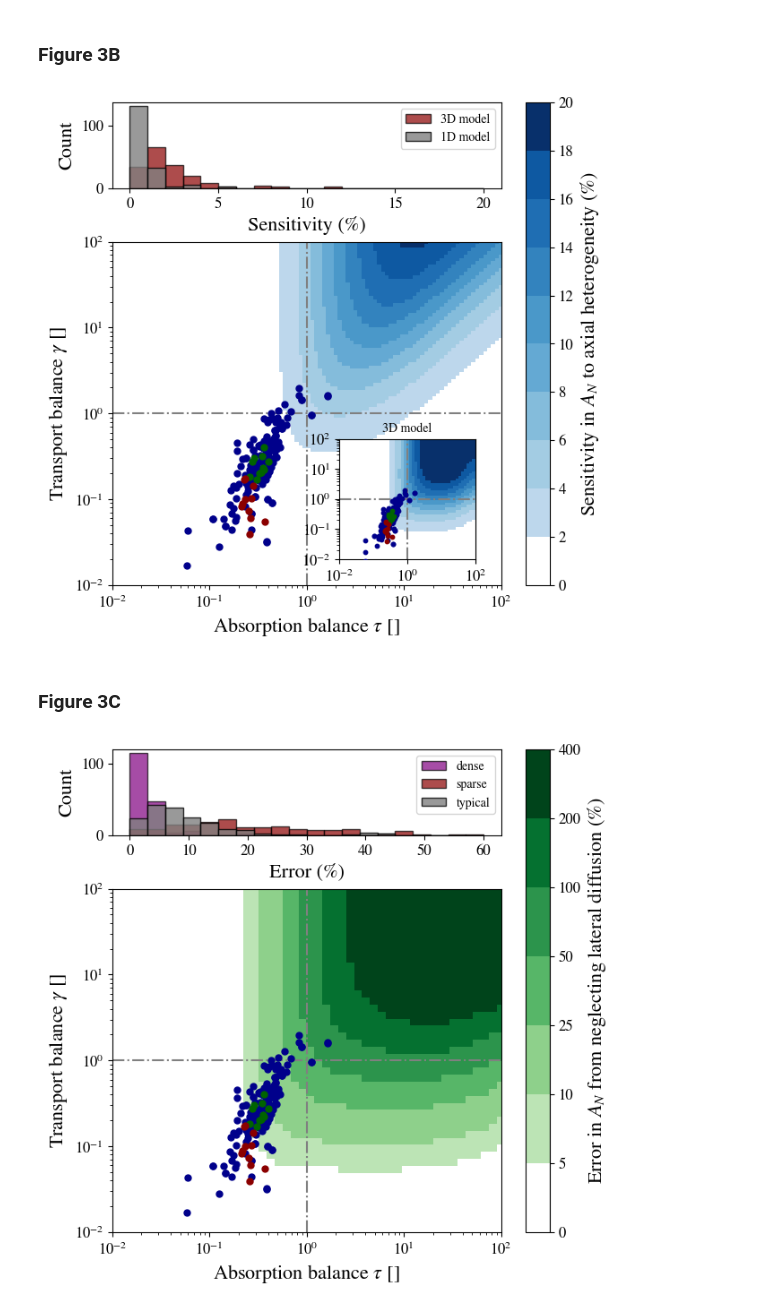
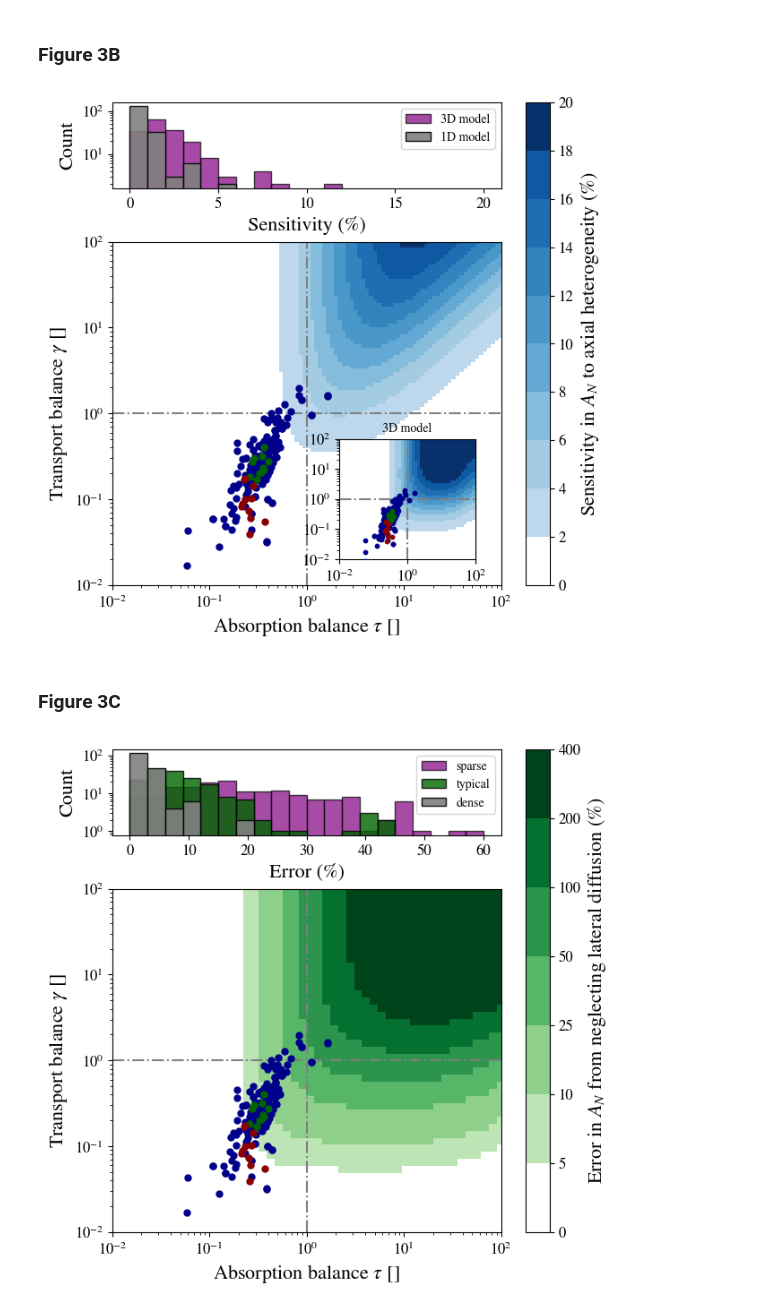
Before and after one commit to andreas-stillits/CarbonFixationModel1D, a Jupyter notebook: figures/scripts/figure3.ipynb, the cells around one changed output. Saved outputs shown, nothing was run; the diff lists cells and outputs as text; code cells hidden in the pictures.

Commit message:
polishing figure 3 panels

```diff
--- a/figures/scripts/figure3.ipynb
+++ b/figures/scripts/figure3.ipynb
@@ -100,6 +99,7 @@ def std_layout(ax: plt.Axes, vmin: float = 0.01, vmax: float = 100, inset: bool
 def std_histogram(ax: plt.Axes, xlabel: str = "Error (%)") -> None:
     ax.set_ylabel('Count')
     ax.set_xlabel(xlabel)
+    ax.set_yscale('log')
     ax.legend(loc="upper right", fontsize=10)
     return
 # %% [markdown]
@@ -193,8 +193,8 @@ sensitivity3D_data = map_data_values(df, sensitivity3D)
 
 # create histogram of errors
 bins = np.linspace(0, 20, 21)
-ax_hist.hist(sensitivity3D_data, bins=bins, alpha=0.7, color="darkred", edgecolor="black", label="3D model")
-ax_hist.hist(sensitivity1D_data, bins=bins, alpha=0.8, color="grey", edgecolor="black", label="1D model")
+ax_hist.hist(sensitivity3D_data, bins=bins, alpha=0.7, color="purple", edgecolor="black", label="3D model")
+ax_hist.hist(sensitivity1D_data, bins=bins, alpha=0.9, color="grey", edgecolor="black", label="1D model")
 std_histogram(ax_hist, xlabel="Sensitivity (%)")
 
 # plot 1D error map and data
@@ -212,7 +212,7 @@ plt.savefig(ROOT + "figures/vectorgraphics/figure3/figure3B.svg")
 plt.savefig(ROOT + "figures/vectorgraphics/figure3/figure3B.png", dpi=300)
 plt.show()
 # %% [output]
-[figure, old version]
+[figure, new version]
 # %% [markdown]
 ### Figure 3C
 # %%
@@ -238,34 +238,34 @@ cmap = ListedColormap(colors)
 bounds = [0, 5, 10, 25, 50, 100, 200, 400]
 norm = BoundaryNorm(bounds, cmap.N)
 
 
 # create figure
 fig, (ax_hist, ax_map) = plt.subplots(
     2, 1,
     gridspec_kw={"height_ratios": [1, 4], "hspace": 0.25},
     figsize=(7, 7)
  )
 
 # map sensitivity values to data points
 error_typical_data = map_data_values(df, error_typical)
 error_dense_data = map_data_values(df, error_dense)
 error_sparse_data = map_data_values(df, error_sparse)
 
 # create histogram of errors
 bins = np.linspace(0, 60, 21)
 #ax_hist.hist(sensitivity3D_data, bins=bins, alpha=0.7, color="darkred", edgecolor="black", label="3D model")
-ax_hist.hist(error_dense_data, bins=bins, alpha=0.7, color="purple", edgecolor="black", label="dense")
-ax_hist.hist(error_sparse_data, bins=bins, alpha=0.7, color="darkred", edgecolor="black", label="sparse")
-ax_hist.hist(error_typical_data, bins=bins, alpha=0.8, color="grey", edgecolor="black", label="typical")
+ax_hist.hist(error_sparse_data, bins=bins, alpha=0.7, color="purple", edgecolor="black", label="sparse")
+ax_hist.hist(error_typical_data, bins=bins, alpha=0.8, color="darkgreen", edgecolor="black", label="typical")
+ax_hist.hist(error_dense_data, bins=bins, alpha=0.9, color="grey", edgecolor="black", label="dense")
 std_histogram(ax_hist, xlabel="Error (%)")
 
 # plot 1D error map and data
 map = ax_map.pcolor(taus, gammas, error_typical, shading="nearest", cmap=cmap, norm=norm)
 fig.colorbar(map, ax=[ax_map, ax_hist], label=r'Error in $A_N$ from neglecting lateral diffusion (%)', boundaries=bounds, ticks=bounds)
 std_layout(ax_map)
 
 plt.savefig(ROOT + "figures/vectorgraphics/figure3/figure3C.svg")
 plt.savefig(ROOT + "figures/vectorgraphics/figure3/figure3C.png", dpi=300)
 plt.show()
 # %% [output]
-[figure, old version]
+[figure, new version]
```
Also changed, not shown: parts of 2 cells of this notebook, 6 other files.
